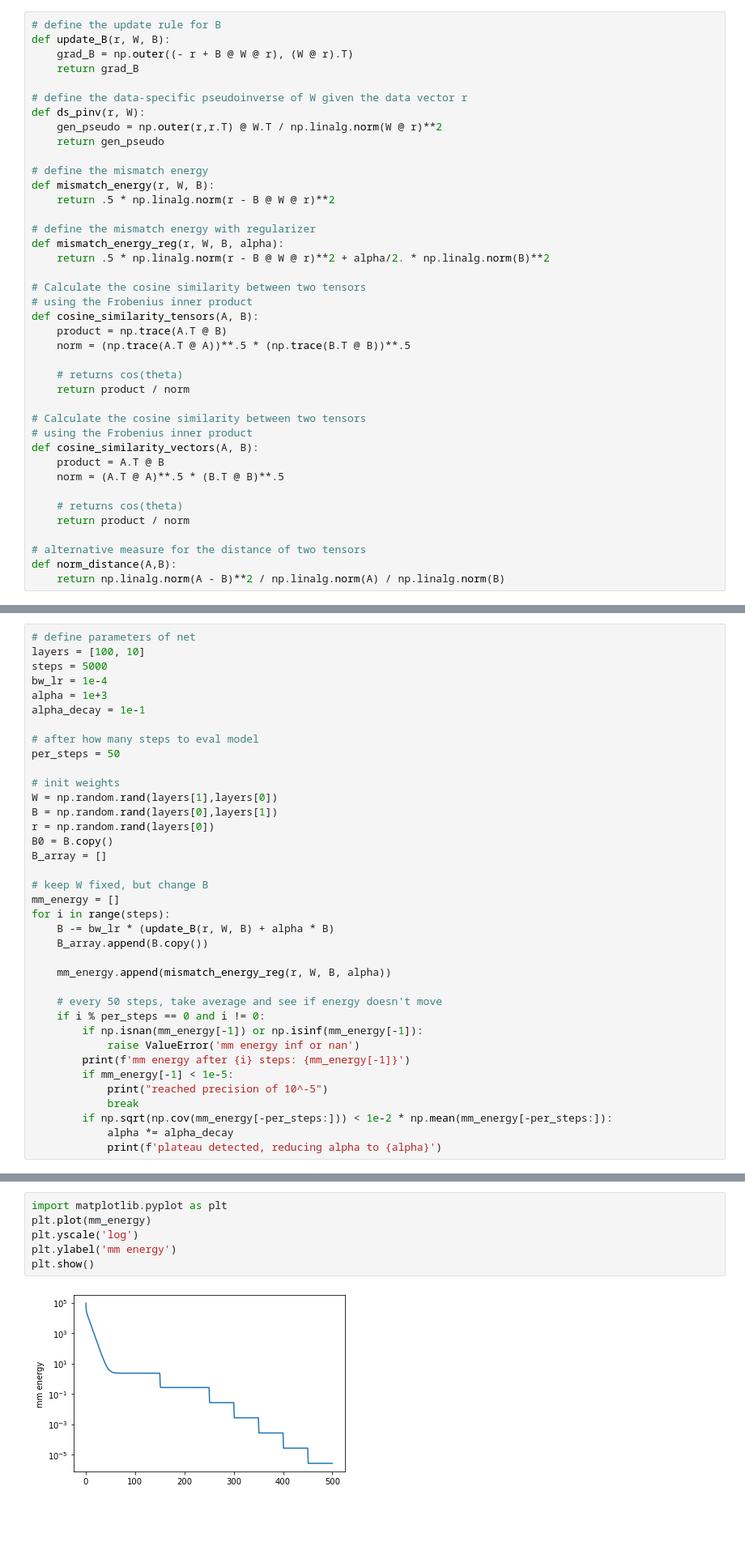
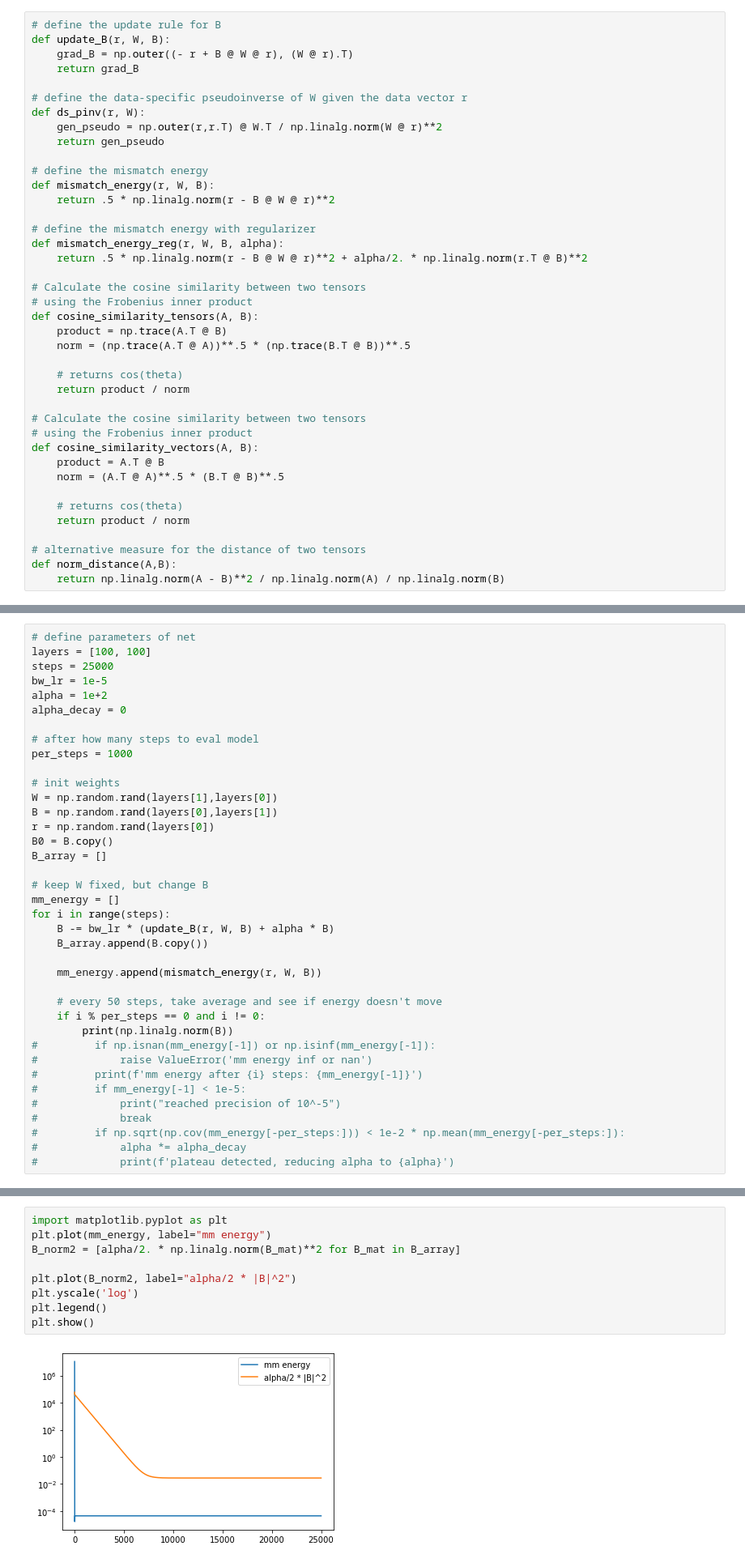
Before and after one commit to kma-code/Phaseless-Alignment-Learning, a Jupyter notebook: B circuit.ipynb, the cells around one changed output, grey strips where cells are left out. Shown at 81% size. Drawn from its saved outputs; the diff is of its cells as text; blank space fills up the shorter version.

```diff
--- a/B circuit.ipynb
+++ b/B circuit.ipynb
@@ -25,7 +26,7 @@ def mismatch_energy(r, W, B):
 
 # define the mismatch energy with regularizer
 def mismatch_energy_reg(r, W, B, alpha):
-    return .5 * np.linalg.norm(r - B @ W @ r)**2 + alpha/2. * np.linalg.norm(B)**2
+    return .5 * np.linalg.norm(r - B @ W @ r)**2 + alpha/2. * np.linalg.norm(r.T @ B)**2
 
 # Calculate the cosine similarity between two tensors
 # using the Frobenius inner product
@@ -133,14 +134,14 @@ plt.show()
 # A larger net with 100 -> 10
 # %%
 # define parameters of net
-layers = [100, 10]
-steps = 5000
-bw_lr = 1e-4
-alpha = 1e+3
-alpha_decay = 1e-1
+layers = [100, 100]
+steps = 25000
+bw_lr = 1e-5
+alpha = 1e+2
+alpha_decay = 0
 
 # after how many steps to eval model
-per_steps = 50
+per_steps = 1000
 
 # init weights
 W = np.random.rand(layers[1],layers[0])
@@ -155,17 +156,18 @@ for i in range(steps):
     B -= bw_lr * (update_B(r, W, B) + alpha * B)
     B_array.append(B.copy())
 
-    mm_energy.append(mismatch_energy_reg(r, W, B, alpha))
+    mm_energy.append(mismatch_energy(r, W, B))
 
     # every 50 steps, take average and see if energy doesn't move
     if i % per_steps == 0 and i != 0:
-        if np.isnan(mm_energy[-1]) or np.isinf(mm_energy[-1]):
-            raise ValueError('mm energy inf or nan')
-        print(f'mm energy after {i} steps: {mm_energy[-1]}')
-        if mm_energy[-1] < 1e-5:
-            print("reached precision of 10^-5")
-            break
-        if np.sqrt(np.cov(mm_energy[-per_steps:])) < 1e-2 * np.mean(mm_energy[-per_steps:]):
-            alpha *= alpha_decay
-            print(f'plateau detected, reducing alpha to {alpha}')
+        print(np.linalg.norm(B))
+#         if np.isnan(mm_energy[-1]) or np.isinf(mm_energy[-1]):
+#             raise ValueError('mm energy inf or nan')
+#         print(f'mm energy after {i} steps: {mm_energy[-1]}')
+#         if mm_energy[-1] < 1e-5:
+#             print("reached precision of 10^-5")
+#             break
+#         if np.sqrt(np.cov(mm_energy[-per_steps:])) < 1e-2 * np.mean(mm_energy[-per_steps:]):
+#             alpha *= alpha_decay
+#             print(f'plateau detected, reducing alpha to {alpha}')
 # %% [output]
@@ -189,9 +191,12 @@ reached precision of 10^-5
 # %%
 import matplotlib.pyplot as plt
-plt.plot(mm_energy)
+plt.plot(mm_energy, label="mm energy")
+B_norm2 = [alpha/2. * np.linalg.norm(B_mat)**2 for B_mat in B_array]
+
+plt.plot(B_norm2, label="alpha/2 * |B|^2")
 plt.yscale('log')
-plt.ylabel('mm energy')
+plt.legend()
 plt.show()
 # %% [output]
-[figure, old version]
+[figure, new version]
 # %%
```
Also changed, not shown: parts of 17 cells of this notebook, 1 other file.
